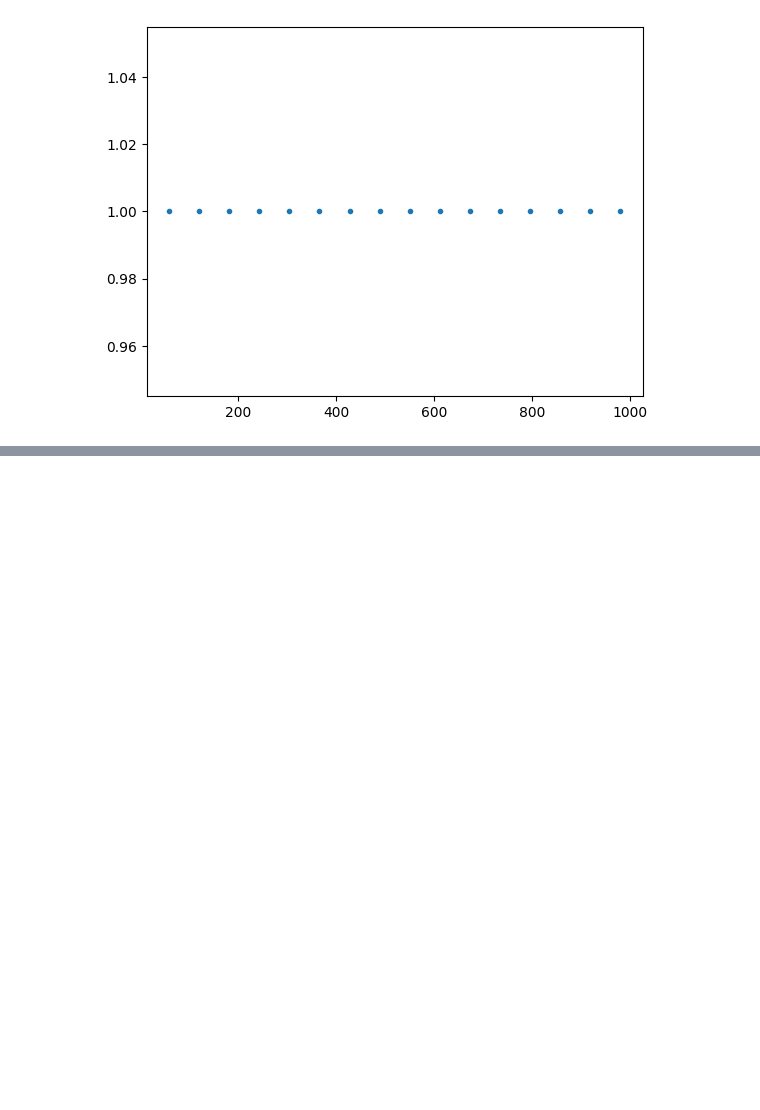
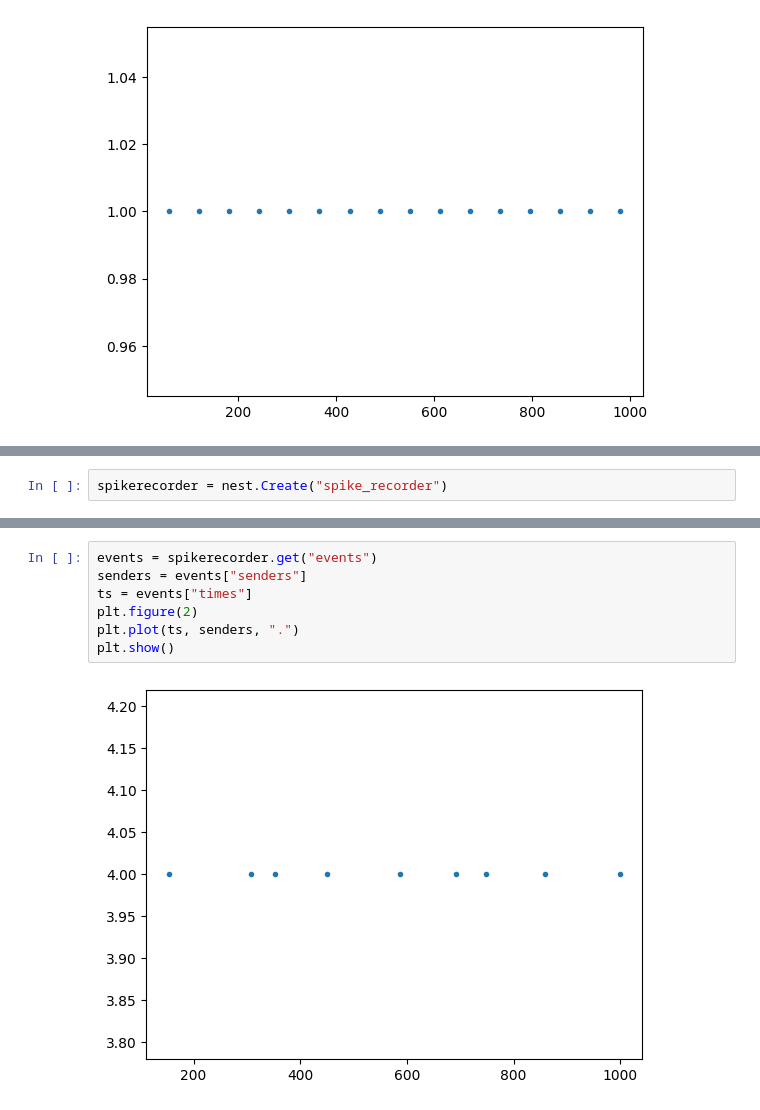
Before and after one commit to NeuroAI-PNU/NEST_tutorial, a Jupyter notebook: nest_modified.ipynb, the cells around one changed output, grey strips where cells are left out. Drawn from its saved outputs; the diff is of its cells as text; blank space fills up the shorter version.

```diff
--- a/nest_modified.ipynb
+++ b/nest_modified.ipynb
@@ -109,0 +144,2 @@ plt.show()
+# %%
+spikerecorder = nest.Create("spike_recorder")
@@ -109,0 +191,9 @@ plt.show()
+# %%
+events = spikerecorder.get("events")
+senders = events["senders"]
+ts = events["times"]
+plt.figure(2)
+plt.plot(ts, senders, ".")
+plt.show()
+# %% [output]
+[figure, added]
```
Also changed, not shown: parts of 13 cells of this notebook.
